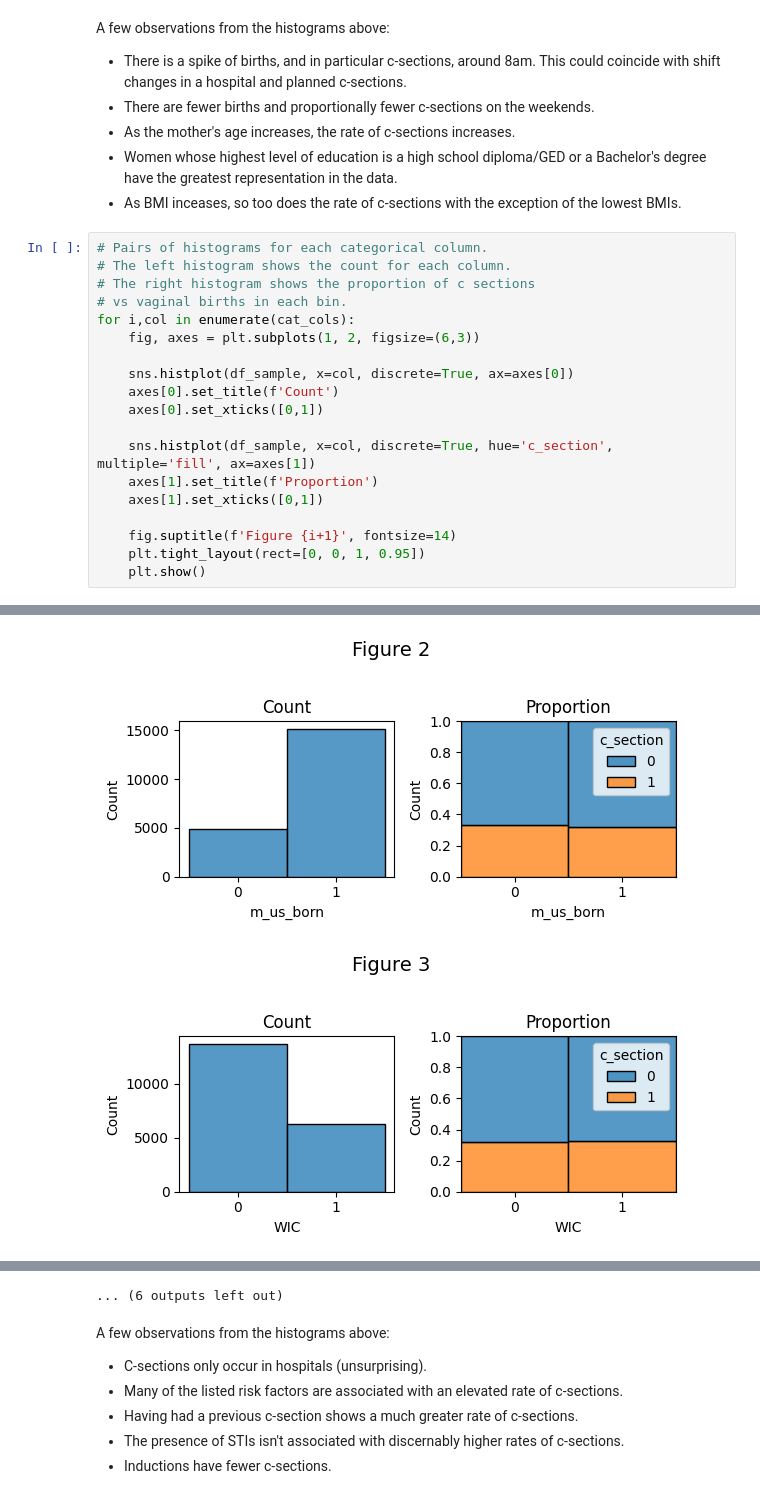
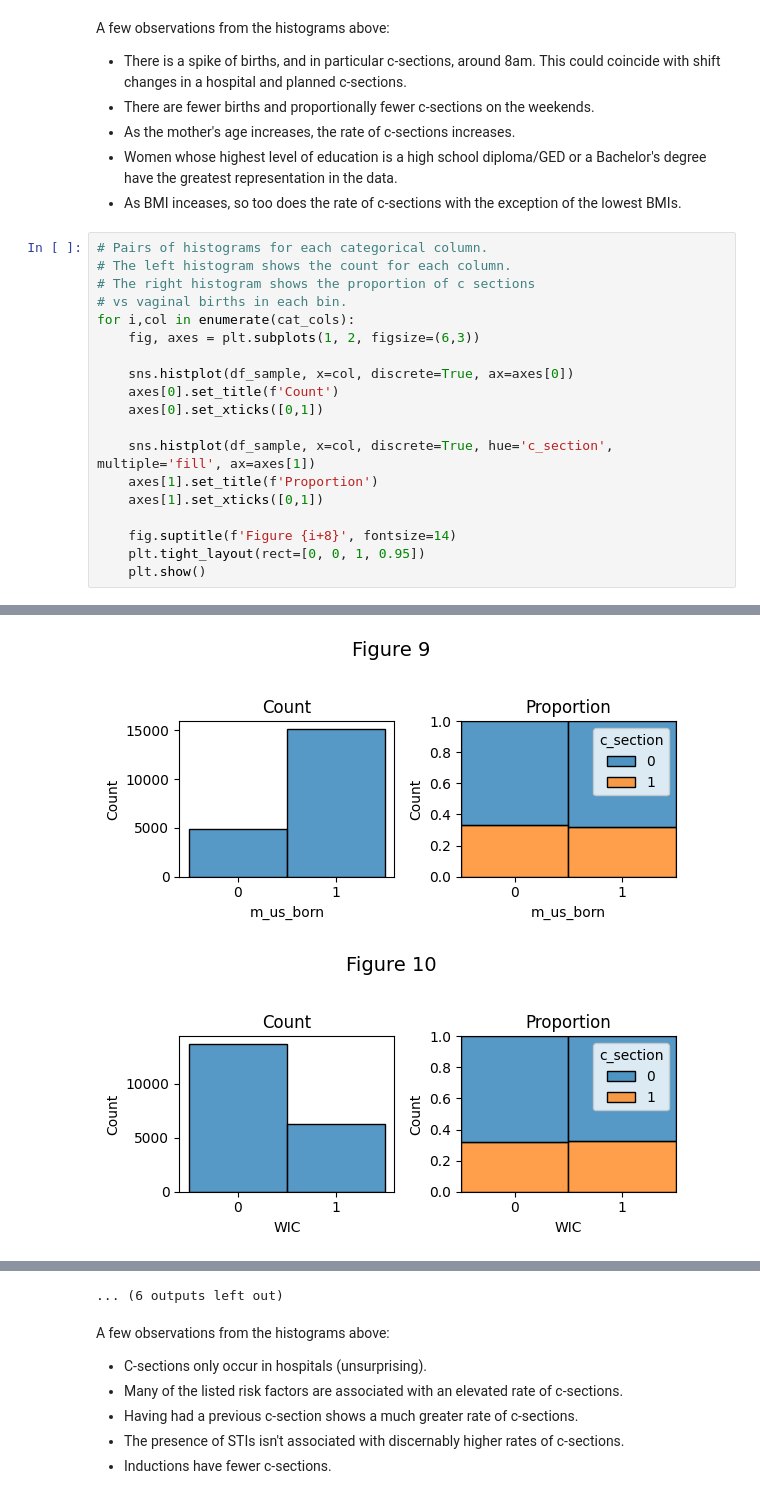
Before and after one commit to austin-maison/cdc-birth-predictor, a Jupyter notebook: notebooks/02-analysis.ipynb, the cells around one changed output, grey strips where cells are left out. Drawn from its saved outputs; the diff is of its cells as text.

```diff
--- a/notebooks/02-analysis.ipynb
+++ b/notebooks/02-analysis.ipynb
@@ -121,23 +121,23 @@ A few observations from the histograms above:
 # %%
 # Pairs of histograms for each categorical column.
 # The left histogram shows the count for each column.
 # The right histogram shows the proportion of c sections
 # vs vaginal births in each bin.
 for i,col in enumerate(cat_cols):
     fig, axes = plt.subplots(1, 2, figsize=(6,3))
 
     sns.histplot(df_sample, x=col, discrete=True, ax=axes[0])
     axes[0].set_title(f'Count')
     axes[0].set_xticks([0,1])
 
     sns.histplot(df_sample, x=col, discrete=True, hue='c_section', multiple='fill', ax=axes[1])
     axes[1].set_title(f'Proportion')
     axes[1].set_xticks([0,1])
 
-    fig.suptitle(f'Figure {i+1}', fontsize=14)
+    fig.suptitle(f'Figure {i+8}', fontsize=14)
     plt.tight_layout(rect=[0, 0, 1, 0.95])
     plt.show()
 # %% [output]
 [figure]
 [figure]
-[figure, old version]
+[figure, new version]
```
Also changed, not shown: parts of 3 cells of this notebook.
